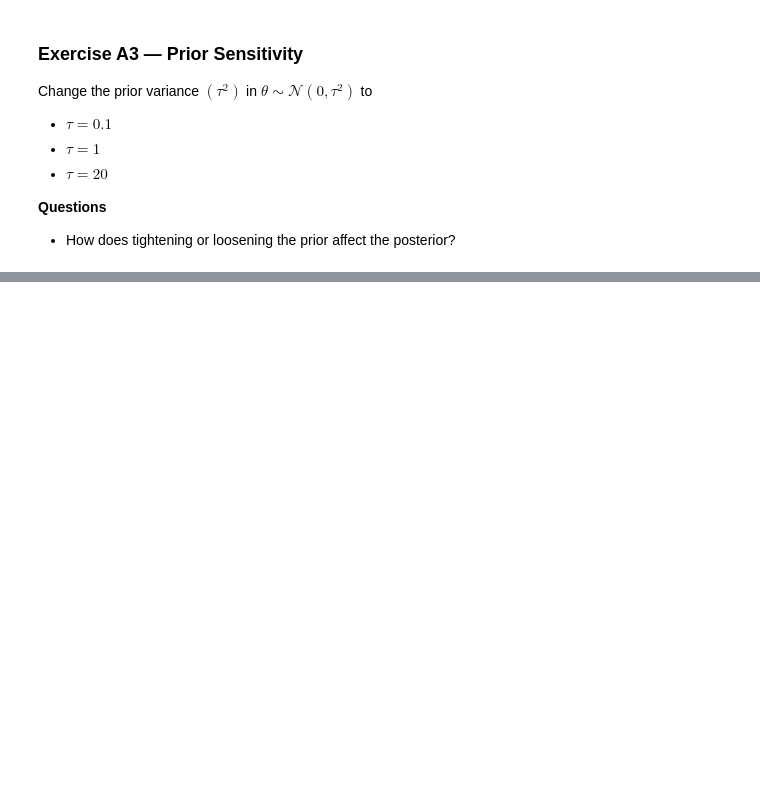
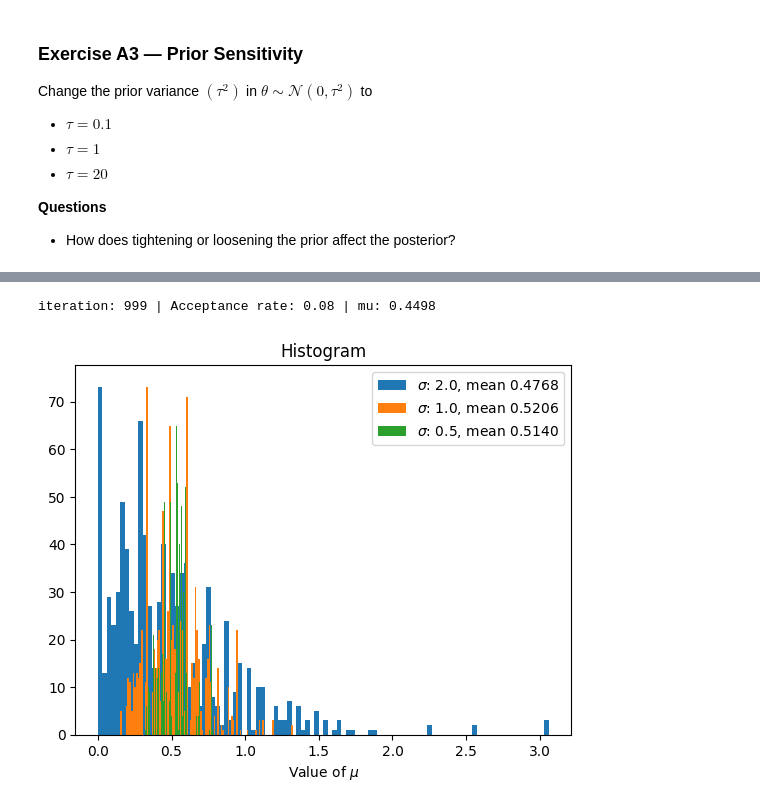
Before and after one commit to Averydx/bayesian_inf, a Jupyter notebook: MAT485/MCMC_solns.ipynb, the cells around one changed output, grey strips where cells are left out. Cells and saved outputs as stored; diff of their text form; code cells hidden in the pictures; blank space fills up the shorter version.

```diff
--- a/MAT485/MCMC_solns.ipynb
+++ b/MAT485/MCMC_solns.ipynb
@@ -285,0 +306,67 @@ iteration: 9999 | Acceptance rate: 0.44 | mu: 0.9808
+# %%
+##MH
+@jax.jit
+def log_likelihood(par, sig):
+    mu = par
+    model_output = model(t_vec, jnp.array([3.0, 0.5]), (mu))
+    return jnp.sum(
+        jax.scipy.stats.norm.logpdf(observations, model_output[:, 0], scale=sig)
+    )
+
+
+iterations = 1_000
+sigmas = [2.0, 1.0, 0.5]
+proposal_std = 0.15
+
+for sig in sigmas:
+    thetas = []
+    LL = []
+    acceptances = []
+
+    sample_key, rng_key = jax.random.split(rng_key)
+
+    theta_0 = 0.0
+
+    thetas.append(theta_0)
+
+    LL_0 = log_likelihood(theta_0, sig) + log_prior(theta_0, tau_val)
+    LL.append(LL_0)
+
+    for iter in range(1, iterations):
+        ##Proposal
+        prop_key, rng_key = jax.random.split(rng_key)
+        theta_prop = thetas[-1] + std * jax.random.normal(prop_key)
+
+        LL_prop = log_likelihood(theta_prop, sig) + log_prior(theta_prop, tau_val)
+        alpha = LL_prop - LL[-1]
+
+        rng_key, accept_key = jax.random.split(rng_key)
+        if jnp.log(jax.random.uniform(minval=0.0, maxval=1.0, key=accept_key)) < alpha:
+            LL.append(LL_prop)
+            thetas.append(theta_prop)
+            acceptances.append(1)
+
+        else:
+            LL.append(LL[-1])
+            thetas.append(thetas[-1])
+            acceptances.append(0)
+
+        print(
+            f"iteration: {iter} | Acceptance rate: {sum(acceptances) / iter:.2f} | mu: {jnp.exp(thetas[-1]):.4f}",
+            end="\r",
+        )
+    burn_in = 100
+    plt.title("Histogram")
+
+    plt.hist(
+        jnp.exp(jnp.array(thetas[burn_in:])),
+        bins=100,
+        label=f"$\\sigma$: {sig}, mean {jnp.mean(jnp.exp(jnp.array(thetas[burn_in:]))):.4f}",
+    )
+
+plt.legend()
+plt.xlabel("Value of $\\mu$")
+plt.show()
+# %% [output]
+iteration: 999 | Acceptance rate: 0.08 | mu: 0.4498
+[figure, added]
```
Also changed, not shown: parts of 11 cells of this notebook.
